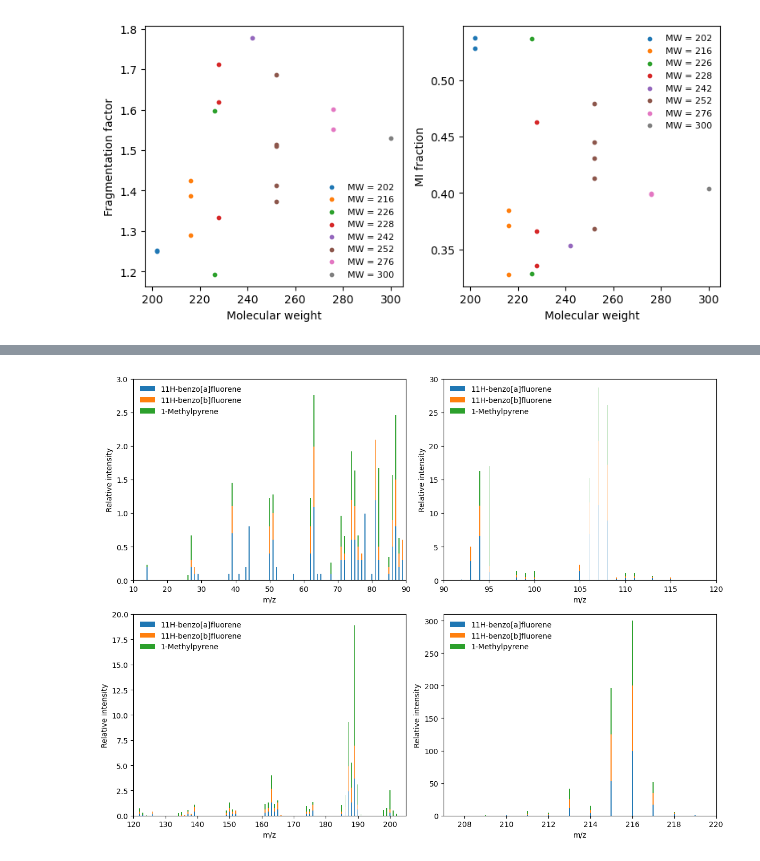
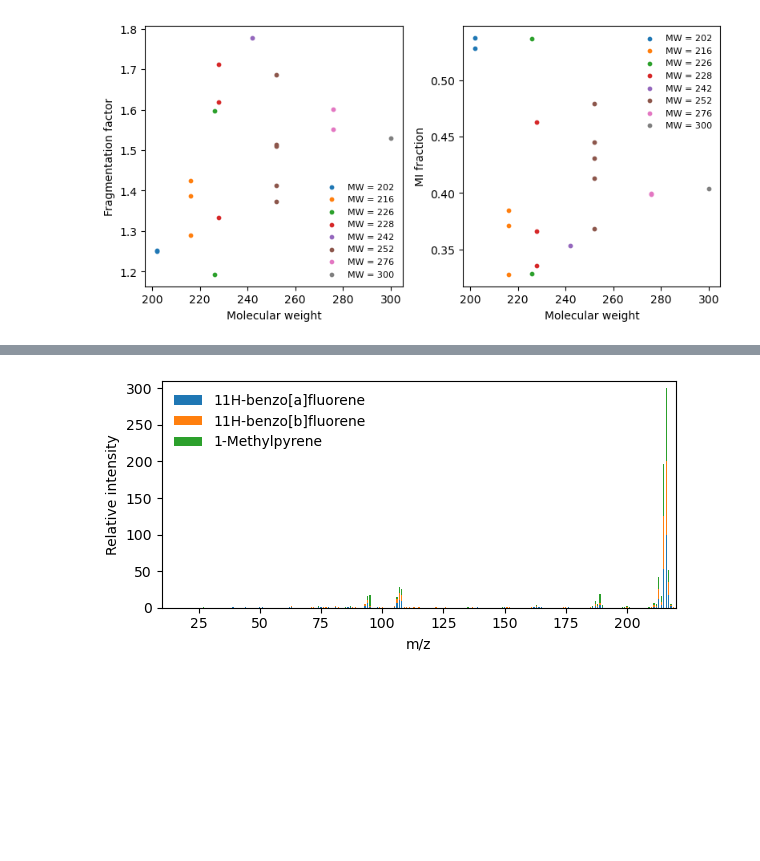
Before and after one commit to Normann25/NFA_project, a Jupyter notebook: NIST_plots.ipynb, the cells around one changed output, grey strips where cells are left out. Drawn from its saved outputs; the diff is of its cells as text; code cells hidden in the pictures; blank space fills up the shorter version.

```diff
--- a/NIST_plots.ipynb
+++ b/NIST_plots.ipynb
@@ -138,16 +138,16 @@ plt.show()
 # %%
 # MW = 216
-fig, ax = plt.subplots(2, 2, figsize = (12, 9))
+fig, ax = plt.subplots(figsize = (6, 3))
 
-plot_NIST(species_216, mass_spectra, 0.25, ax[0][0], (10, 90), (0, 3))
-plot_NIST(species_216, mass_spectra, 0.1, ax[0][1], (90, 120), (0, 30))
-plot_NIST(species_216, mass_spectra, 0.3, ax[1][0], (120, 205), (0, 20))
-plot_NIST(species_216, mass_spectra, 0.05, ax[1][1], (207, 220), (0, 310))
+plot_NIST(species_216, mass_spectra, 0.5, ax, (10, 220), (0, 310))
+# plot_NIST(species_216, mass_spectra, 0.1, ax[0][1], (90, 120), (0, 30))
+# plot_NIST(species_216, mass_spectra, 0.3, ax[1][0], (120, 205), (0, 20))
+# plot_NIST(species_216, mass_spectra, 0.05, ax[1][1], (207, 220), (0, 310))
 
 fig.tight_layout()
 fig.savefig('NIST_spectra/MW216.png', dpi = 600)
 plt.show()
 # %% [output]
-[figure, old version]
+[figure, new version]
 # %%
 # MW = 226
```
Also changed, not shown: parts of 7 cells of this notebook, 8 other files.
